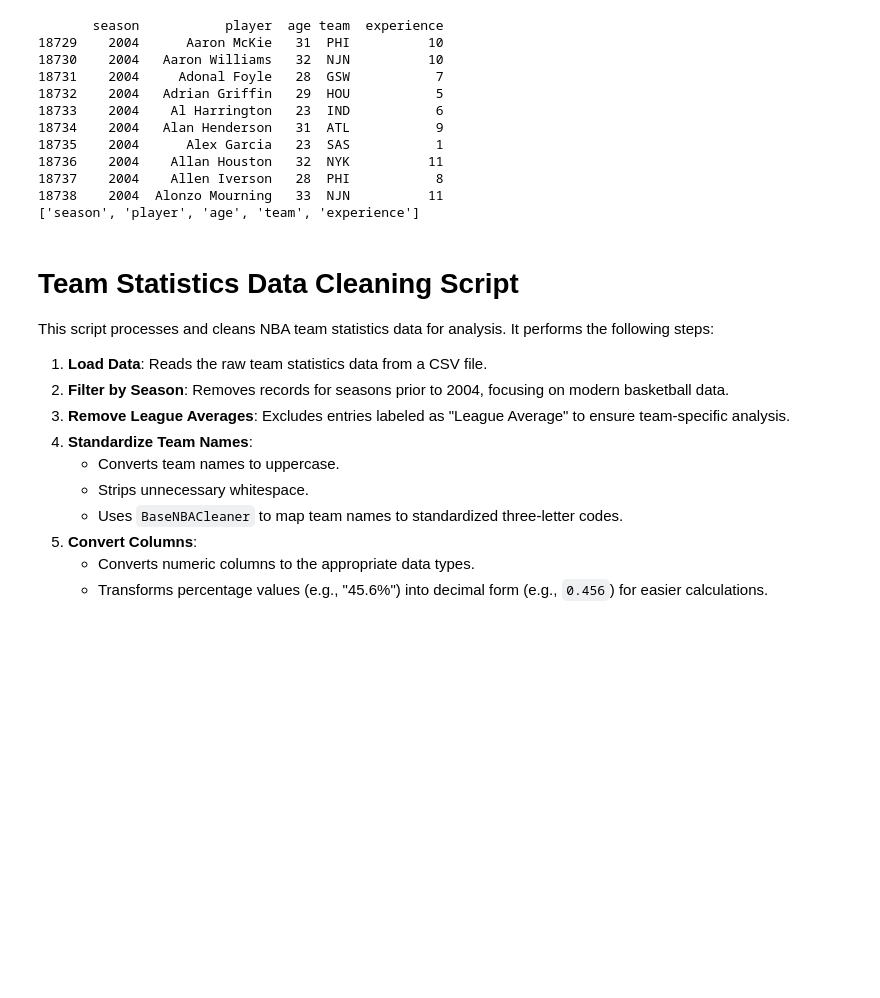
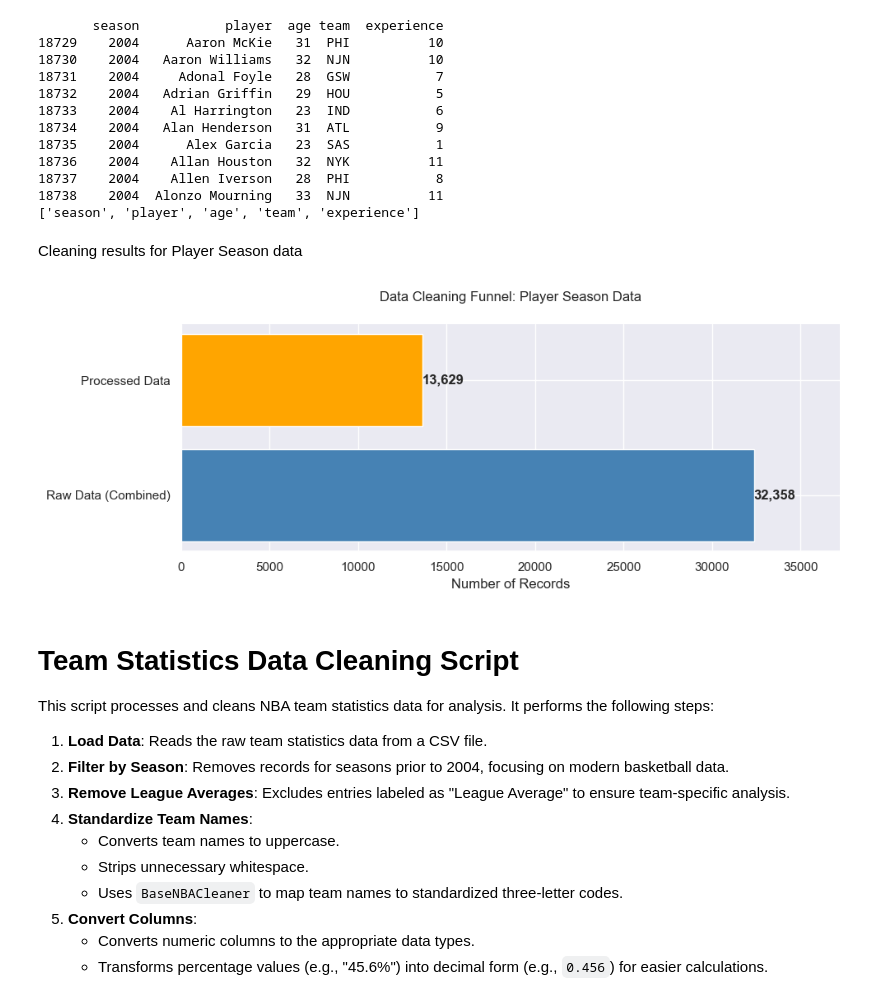
Before and after one commit to lukelittle/csca5622-final-project, a Jupyter notebook: notebooks/02_data_cleaning.ipynb, the cells around one changed output. Cells and saved outputs as stored; diff of their text form; code cells hidden in the pictures; blank space fills up the shorter version.

```diff
--- a/notebooks/02_data_cleaning.ipynb
+++ b/notebooks/02_data_cleaning.ipynb
@@ -177,6 +177,47 @@ print(ps_df_processed.columns.tolist())
 18737    2004    Allen Iverson   28  PHI           8
 18738    2004  Alonzo Mourning   33  NJN          11
 ['season', 'player', 'age', 'team', 'experience']
+# %% [markdown]
+Cleaning results for Player Season data
+# %%
+# Data for Player Season Data
+dataset_name = "Player Season Data"
+raw_count = len(ps_df_raw)
+processed_count = len(ps_df_processed)
+
+# Data for plotting
+stages = ['Raw Data (Combined)', 'Processed Data']
+counts = [raw_count, processed_count]
+colors = ['steelblue', 'orange']
+
+# Create figure and axis
+fig, ax = plt.subplots(figsize=(10, 4))
+
+# Create horizontal bars
+bars = ax.barh(stages, counts, color=colors)
+
+# Add value labels on the bars
+for bar in bars:
+    width = bar.get_width()
+    ax.text(width, bar.get_y() + bar.get_height() / 2,
+            f'{int(width):,}',
+            ha='left', va='center', fontweight='bold')
+
+# Customize the chart
+ax.set_title(f'Data Cleaning Funnel: {dataset_name}', pad=20)
+ax.set_xlabel('Number of Records')
+
+# Remove top and right spines
+ax.spines['top'].set_visible(False)
+ax.spines['right'].set_visible(False)
+
+# Add some padding to x-axis for label visibility
+ax.set_xlim(0, max(counts) * 1.15)
+
+plt.tight_layout()
+plt.show()
+# %% [output]
+[figure, added]
 # %% [markdown]
 # Team Statistics Data Cleaning Script
 
```
Also changed, not shown: parts of 7 cells of this notebook, 7 other files.
